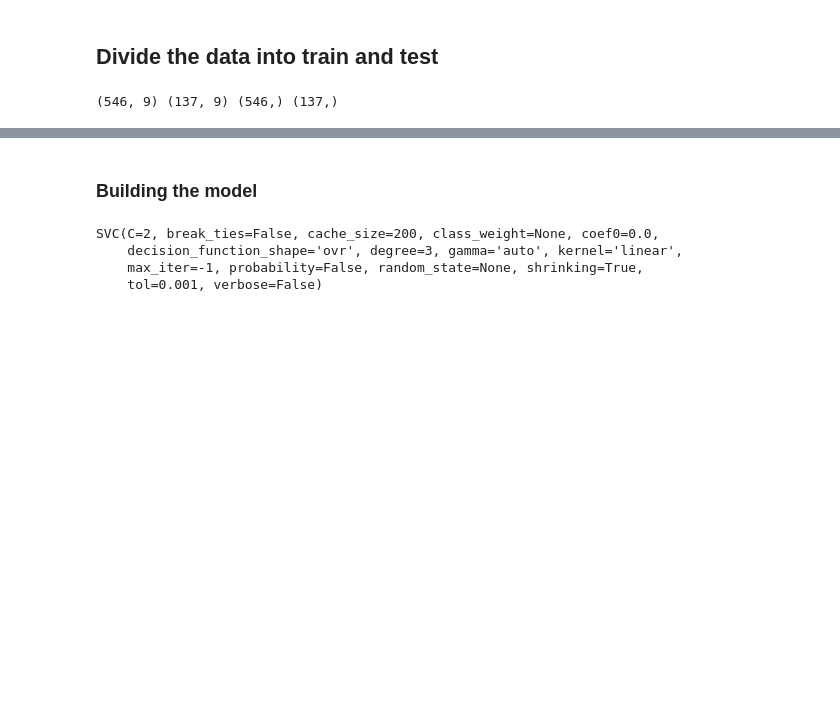
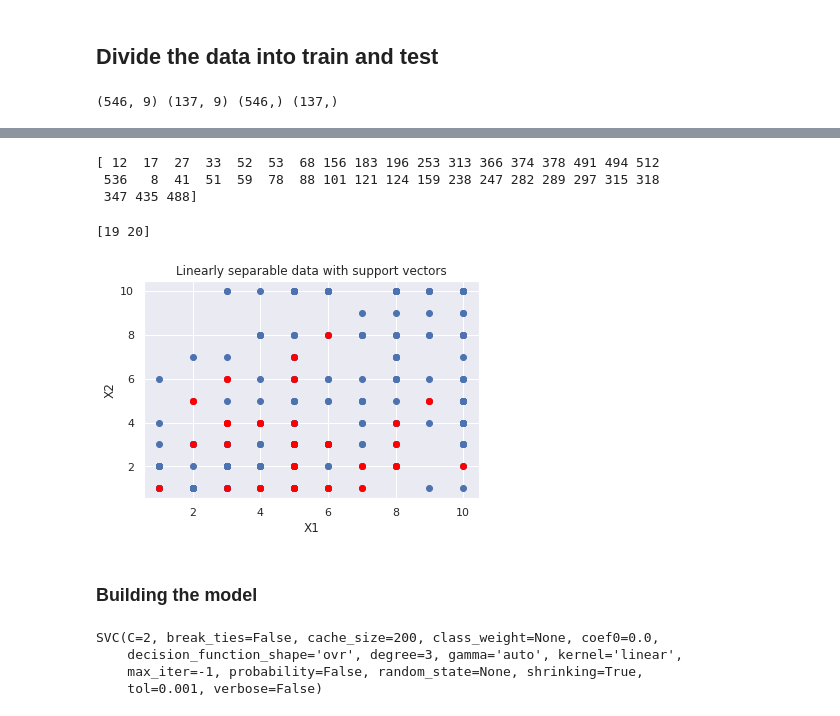
Before and after one commit to Vrushali9-collab/statsmodels-linear-regression, a Jupyter notebook: SVMDemo.ipynb, the cells around one changed output, grey strips where cells are left out. Drawn from its saved outputs; the diff is of its cells as text; code cells hidden in the pictures; blank space fills up the shorter version.

```diff
--- a/SVMDemo.ipynb
+++ b/SVMDemo.ipynb
@@ -105,3 +122,30 @@ print(X_train.shape, X_test.shape, Y_train.shape, Y_test.shape)
+# %%
+# Get support vector indices
+support_vector_indices = Classifier.support_
+print(support_vector_indices)
+# %% [output]
+[ 12  17  27  33  52  53  68 156 183 196 253 313 366 374 378 491 494 512
+ 536   8  41  51  59  78  88 101 121 124 159 238 247 282 289 297 315 318
+ 347 435 488]
+# %%
+# Get number of support vectors per class
+support_vectors_per_class = Classifier.n_support_
+print(support_vectors_per_class)
+# %% [output]
+[19 20]
+# %%
+# Get support vectors themselves
+support_vectors = Classifier.support_vectors_
+
+# Visualize support vectors
+plt.scatter(X_train[:,0], X_train[:,1])
+plt.scatter(support_vectors[:,0], support_vectors[:,1], color='red')
+plt.title('Linearly separable data with support vectors')
+plt.xlabel('X1')
+plt.ylabel('X2')
+plt.show()
+# %% [output]
+[figure, added]
 # %% [markdown]
 ### **Building the model**
 # %%
```
Also changed, not shown: parts of 10 cells of this notebook.
